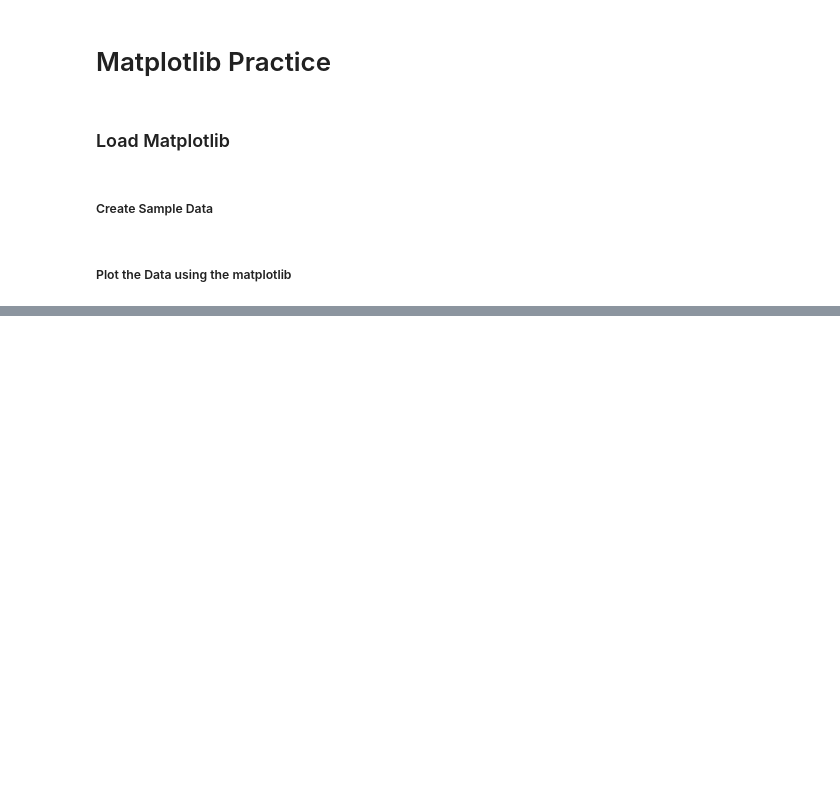
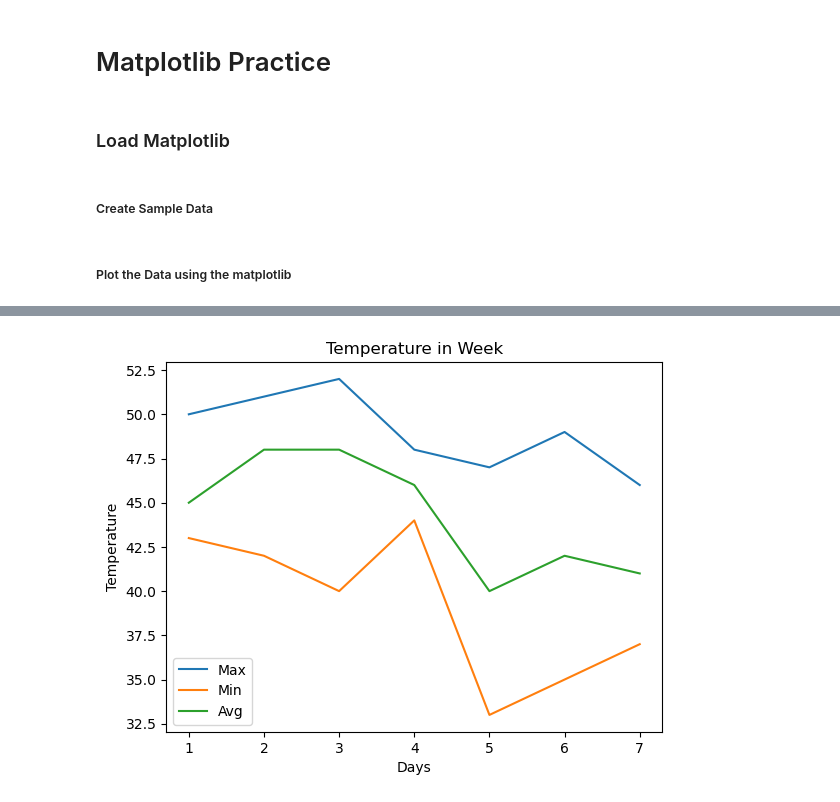
Before and after one commit to markdhareal/data-science-practice, a Jupyter notebook: notebooks/matplotlib/matplotlib_practice/matplotlib_practice.ipynb, the cells around one changed output, grey strips where cells are left out. Saved outputs shown, nothing was run; the diff lists cells and outputs as text; code cells hidden in the pictures; blank space fills up the shorter version.

```diff
--- a/notebooks/matplotlib/matplotlib_practice/matplotlib_practice.ipynb
+++ b/notebooks/matplotlib/matplotlib_practice/matplotlib_practice.ipynb
@@ -22,0 +53,14 @@ plt.show()
+# %%
+# PUT SOME LABELS
+plt.title('Temperature in Week')
+plt.xlabel('Days')
+plt.ylabel('Temperature')
+
+# PLOT THE DATA AND PUT SOME LABELS ON IT
+plt.plot(days, max_temperature, label='Max')
+plt.plot(days, min_temperature, label='Min')
+plt.plot(days, avg_temperature, label='Avg')
+plt.legend(loc='lower left')
+plt.show()
+# %% [output]
+[figure, added]
```
Also changed, not shown: parts of 49 cells of this notebook.
